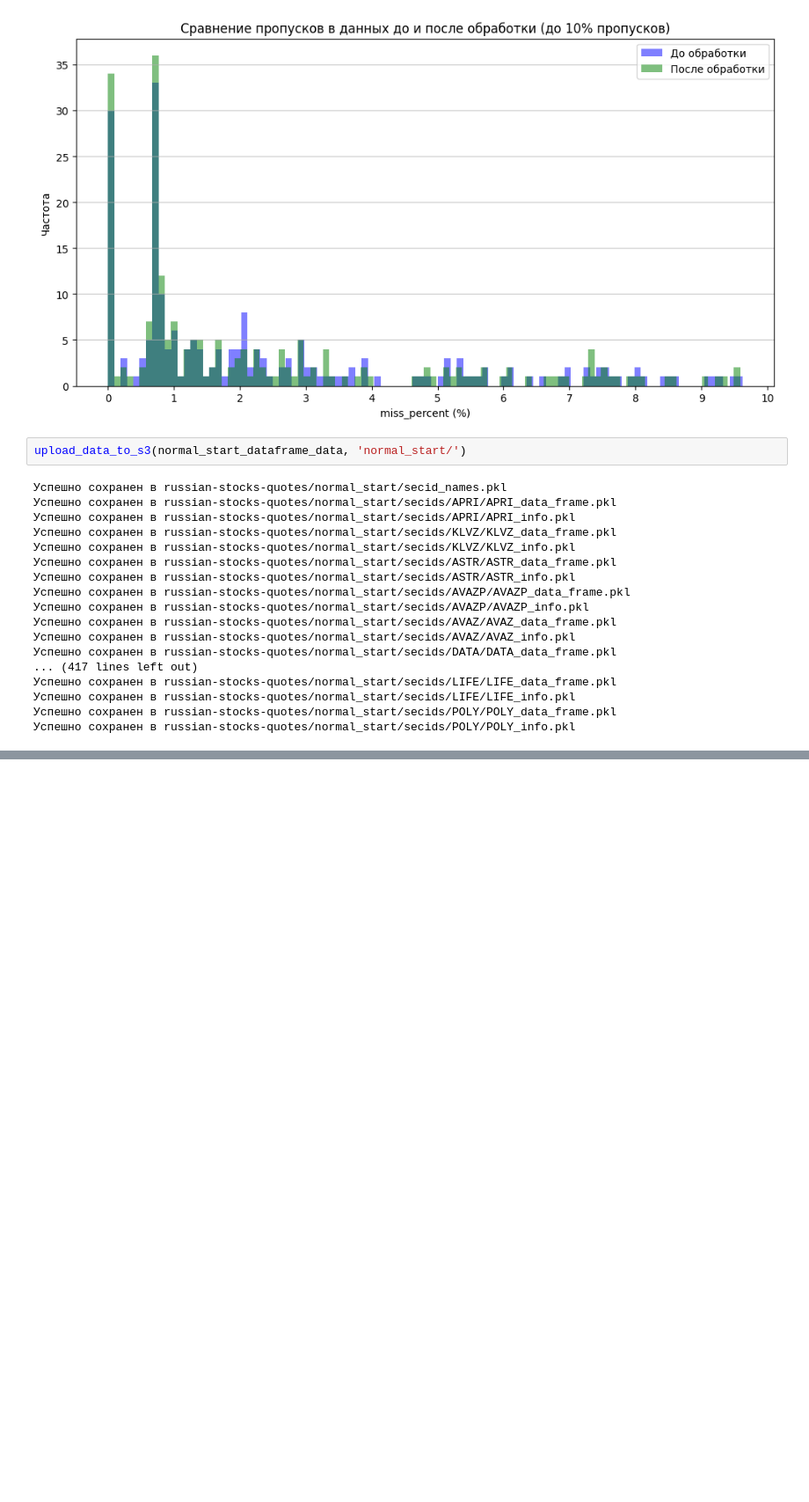
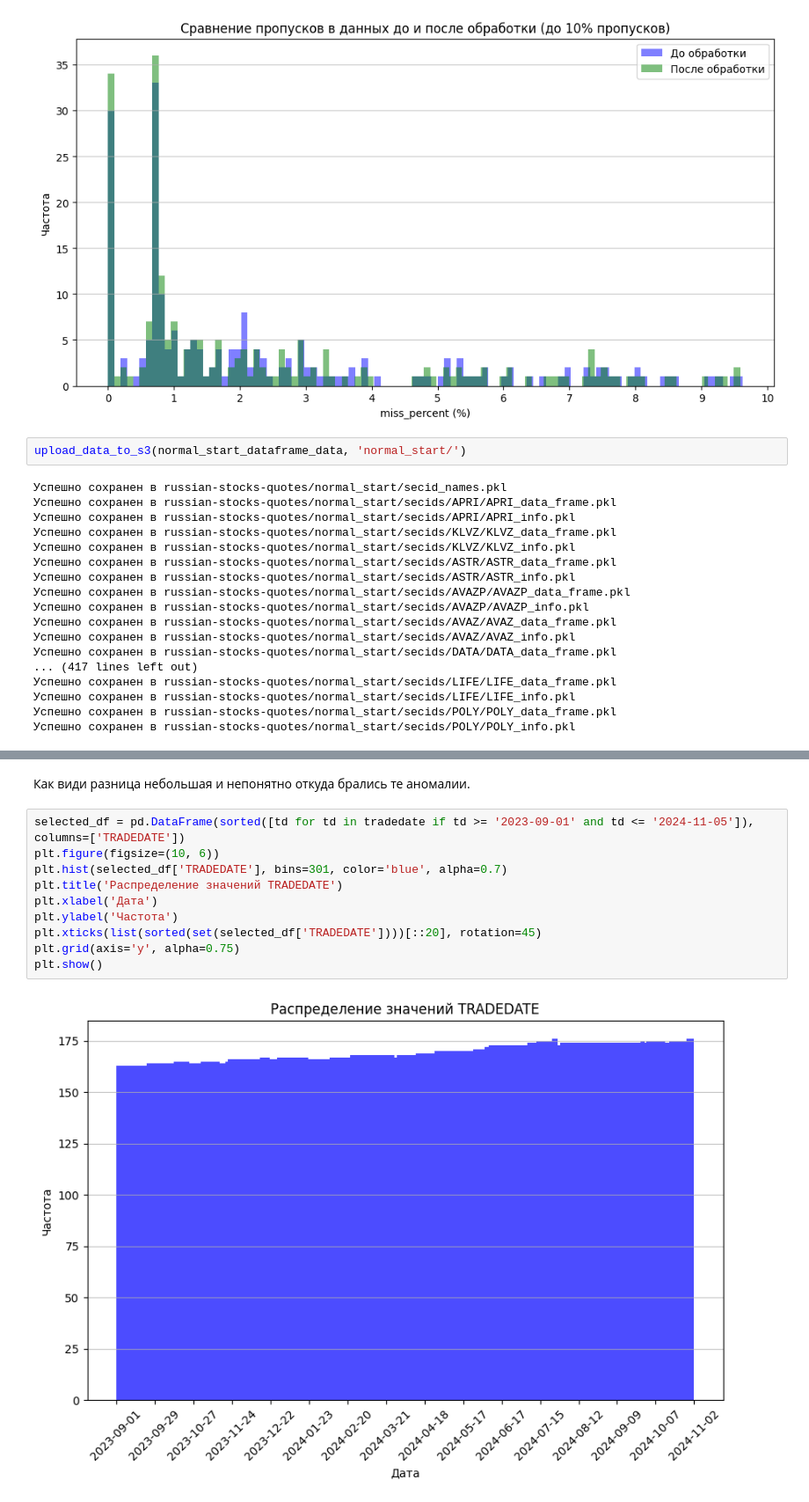
Before and after one commit to AlexTrigolos/forecasting_russian_stock_prices, a Jupyter notebook: data_analysis_and_processing/Анализ_и_обработка_данных.ipynb, the cells around one changed output, grey strips where cells are left out. Shown at 88% size. Cells and saved outputs as stored; diff of their text form; blank space fills up the shorter version.

```diff
--- a/data_analysis_and_processing/Анализ_и_обработка_данных.ipynb
+++ b/data_analysis_and_processing/Анализ_и_обработка_данных.ipynb
@@ -337,0 +353,14 @@ upload_data_to_s3(normal_start_dataframe_data, 'normal_start/')
+# %% [markdown]
+Как види разница небольшая и непонятно откуда брались те аномалии.
+# %%
+selected_df = pd.DataFrame(sorted([td for td in tradedate if td >= '2023-09-01' and td <= '2024-11-05']), columns=['TRADEDATE'])
+plt.figure(figsize=(10, 6))
+plt.hist(selected_df['TRADEDATE'], bins=301, color='blue', alpha=0.7)
+plt.title('Распределение значений TRADEDATE')
+plt.xlabel('Дата')
+plt.ylabel('Частота')
+plt.xticks(list(sorted(set(selected_df['TRADEDATE'])))[::20], rotation=45)
+plt.grid(axis='y', alpha=0.75)
+plt.show()
+# %% [output]
+[figure, added]
```
Also changed, not shown: parts of 31 cells of this notebook.
